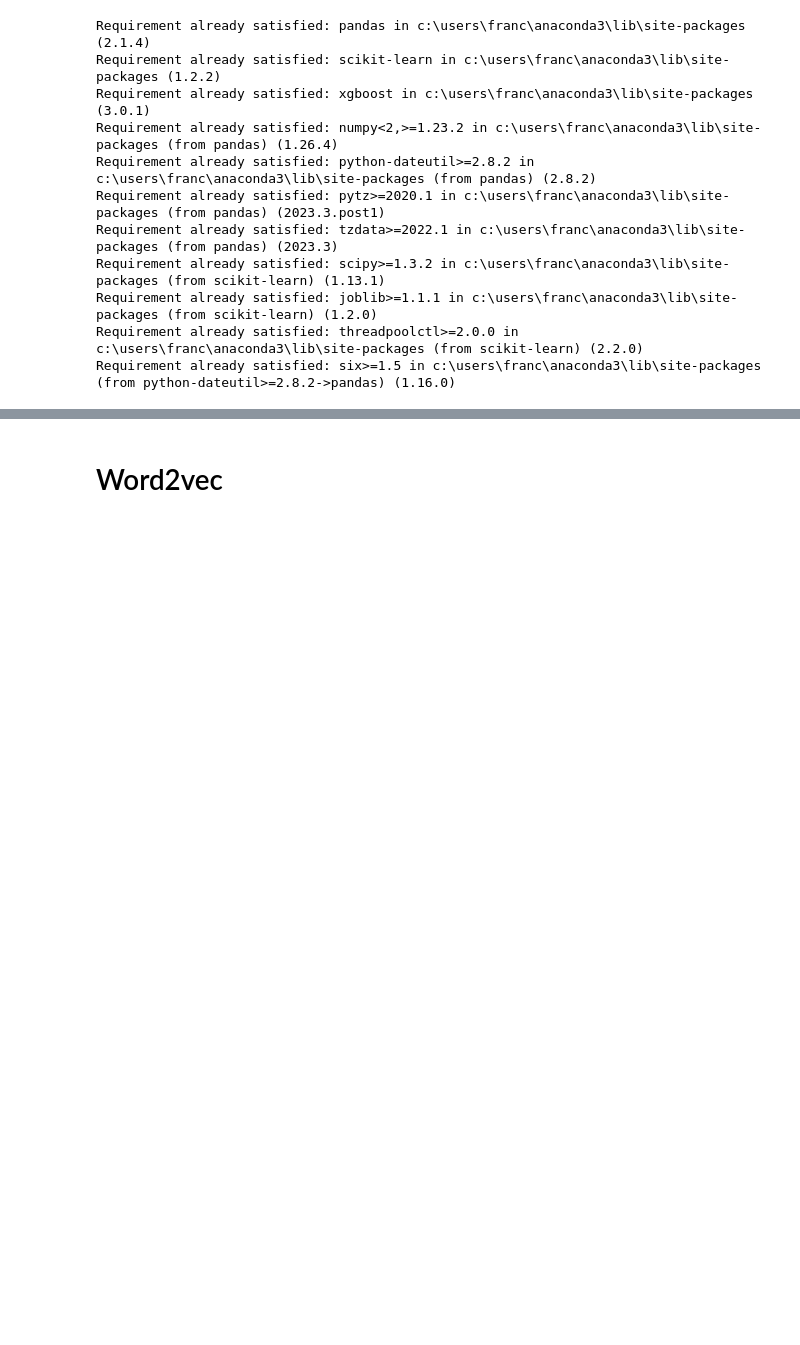
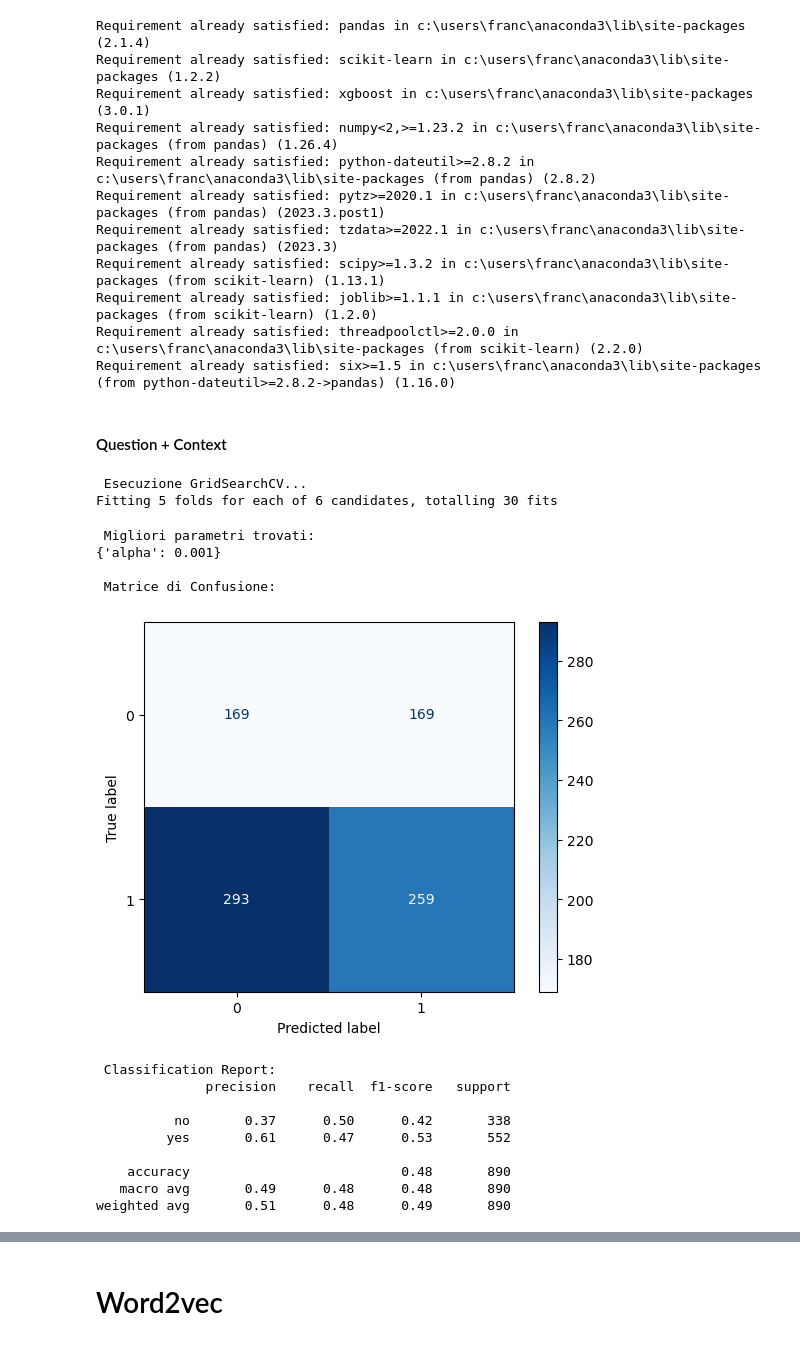
Before and after one commit to KetrinMehmeti/NLP-Project-Group-Angela, a Jupyter notebook: structuredversion_leo.ipynb, the cells around one changed output, grey strips where cells are left out. Drawn from its saved outputs; the diff is of its cells as text; code cells hidden in the pictures; blank space fills up the shorter version.

```diff
--- a/structuredversion_leo.ipynb
+++ b/structuredversion_leo.ipynb
@@ -755,6 +873,8 @@ Requirement already satisfied: scipy>=1.3.2 in c:\users\franc\anaconda3\lib\site
 Requirement already satisfied: joblib>=1.1.1 in c:\users\franc\anaconda3\lib\site-packages (from scikit-learn) (1.2.0)
 Requirement already satisfied: threadpoolctl>=2.0.0 in c:\users\franc\anaconda3\lib\site-packages (from scikit-learn) (2.2.0)
 Requirement already satisfied: six>=1.5 in c:\users\franc\anaconda3\lib\site-packages (from python-dateutil>=2.8.2->pandas) (1.16.0)
+# %% [markdown]
+#### Question + Context
 # %%
 # Uniamo i testi presenti in question, context e long answer nella colonna text
 for df in [df_artificial_sampled, df_labeled_clean, df_unlabeled]:
@@ -771,0 +886,23 @@ y_test = df_labeled_clean["final_decision"]
+# %%
+vectorizer = CountVectorizer(max_features=10000, ngram_range=(1,2))
+Artificial_BoW = vectorizer.fit_transform(df_artificial_sampled["text"])
+Labeled_BoW = vectorizer.fit_transform(df_labeled_clean["text"])
+# %%
+train_and_evaluate_model(Artificial_BoW, df_artificial_sampled["final_decision"], Labeled_BoW, df_labeled_clean["final_decision"], nb, nb_param, scoring='f1', cv=5)
+# %% [output]
+ Esecuzione GridSearchCV...
+Fitting 5 folds for each of 6 candidates, totalling 30 fits
+ Migliori parametri trovati:
+{'alpha': 0.001}
+
+ Matrice di Confusione:
+[figure, added]
+ Classification Report:
+              precision    recall  f1-score   support
+
+          no       0.37      0.50      0.42       338
+         yes       0.61      0.47      0.53       552
+
+    accuracy                           0.48       890
+   macro avg       0.49      0.48      0.48       890
+weighted avg       0.51      0.48      0.49       890
```
Also changed, not shown: parts of 49 cells of this notebook.
